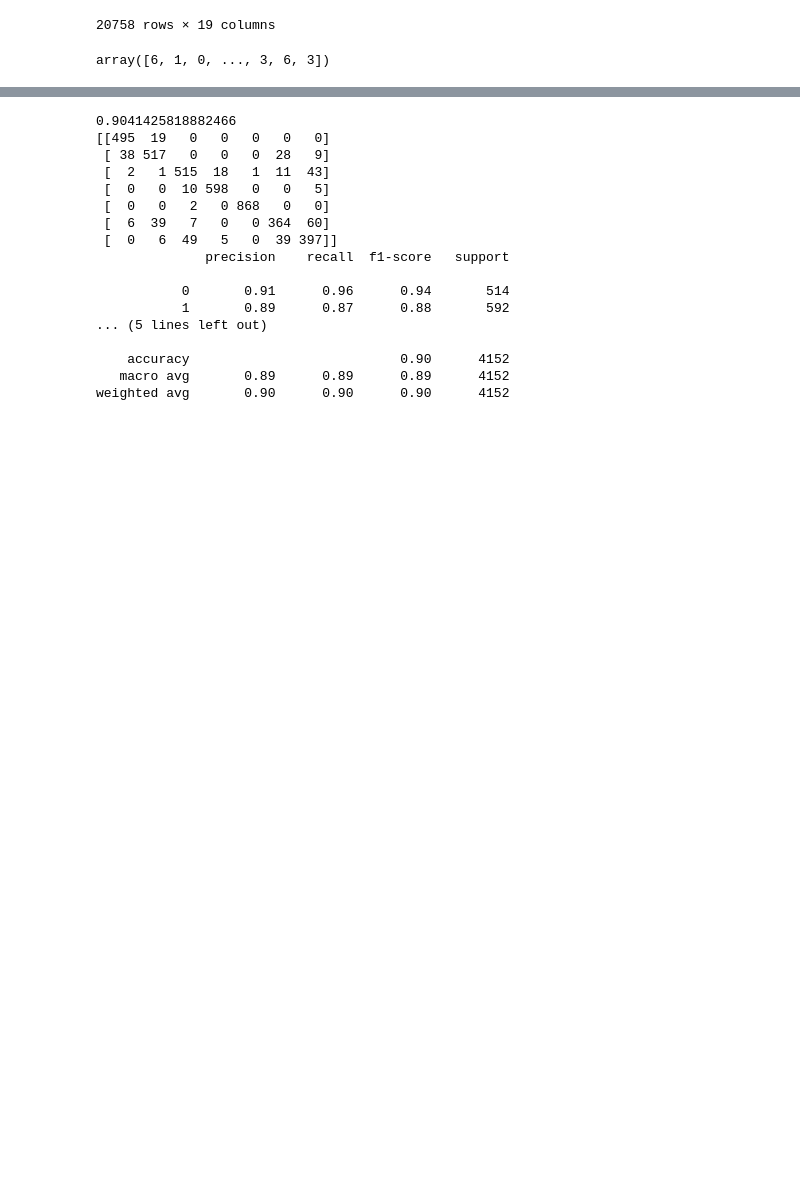
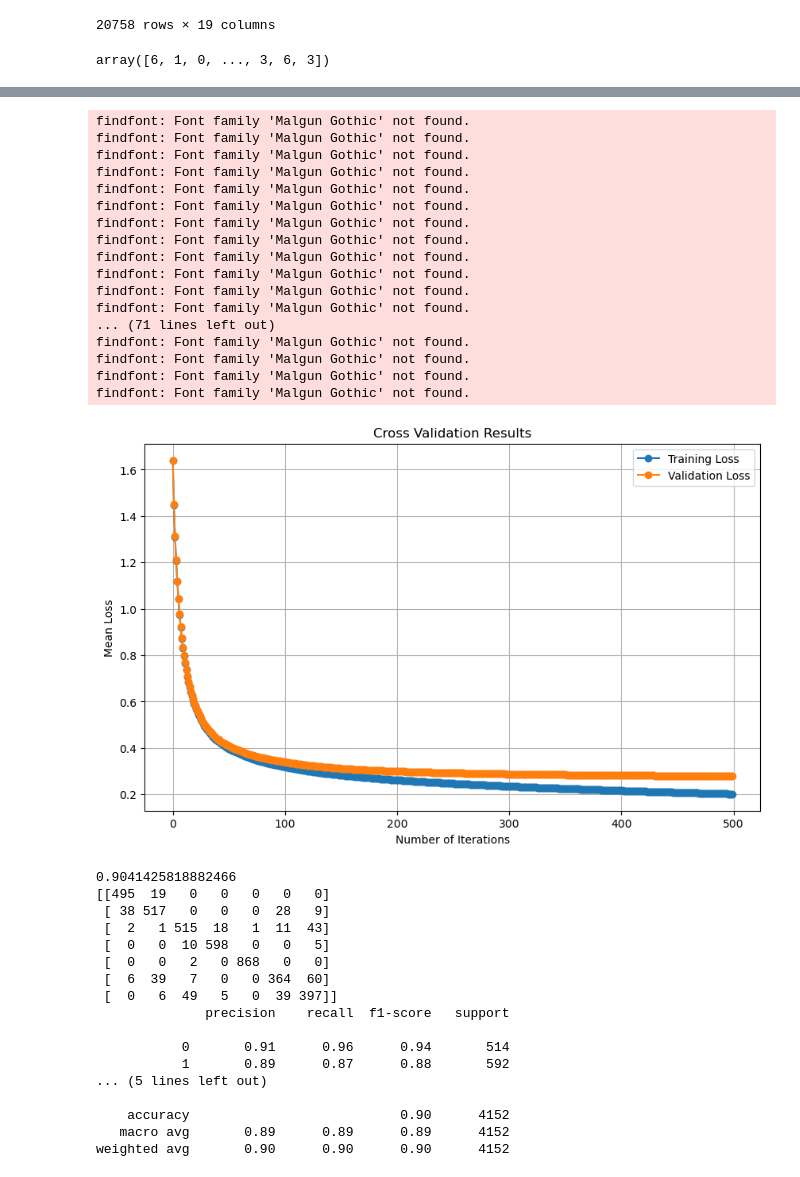
Before and after one commit to jonggu12/OBESITY_RISK, a Jupyter notebook: code/02_1. catboost.ipynb, the cells around one changed output, grey strips where cells are left out. Drawn from its saved outputs; the diff is of its cells as text; code cells hidden in the pictures; blank space fills up the shorter version.

```diff
--- a/code/02_1. catboost.ipynb
+++ b/code/02_1. catboost.ipynb
@@ -611,3 +632,40 @@ plt.show()
+# %%
+from catboost import CatBoostClassifier, cv, Pool
+import matplotlib.pyplot as plt
+
+
+train_losses = cv_data['train-MultiClass-mean']
+val_losses = cv_data['test-MultiClass-mean']
+
+# 그래프 그리기
+plt.figure(figsize=(10, 6))
+plt.plot(train_losses, marker='o', linestyle='-', label='Training Loss')
+plt.plot(val_losses, marker='o', linestyle='-', label='Validation Loss')
+plt.title('Cross Validation Results')
+plt.xlabel('Number of Iterations')
+plt.ylabel('Mean Loss')
+plt.legend()
+plt.grid(True)
+plt.show()
+# %% [output]
+findfont: Font family 'Malgun Gothic' not found.
+findfont: Font family 'Malgun Gothic' not found.
+findfont: Font family 'Malgun Gothic' not found.
+findfont: Font family 'Malgun Gothic' not found.
+findfont: Font family 'Malgun Gothic' not found.
+findfont: Font family 'Malgun Gothic' not found.
+findfont: Font family 'Malgun Gothic' not found.
+findfont: Font family 'Malgun Gothic' not found.
+findfont: Font family 'Malgun Gothic' not found.
+findfont: Font family 'Malgun Gothic' not found.
+findfont: Font family 'Malgun Gothic' not found.
+findfont: Font family 'Malgun Gothic' not found.
+... (71 lines left out)
+findfont: Font family 'Malgun Gothic' not found.
+findfont: Font family 'Malgun Gothic' not found.
+findfont: Font family 'Malgun Gothic' not found.
+findfont: Font family 'Malgun Gothic' not found.
+[figure, added]
 # %%
 predictions = model.predict_proba(X_test).argmax(axis=1)
 print(accuracy_score(y_test, predictions))
```
Also changed, not shown: parts of 7 cells of this notebook.
